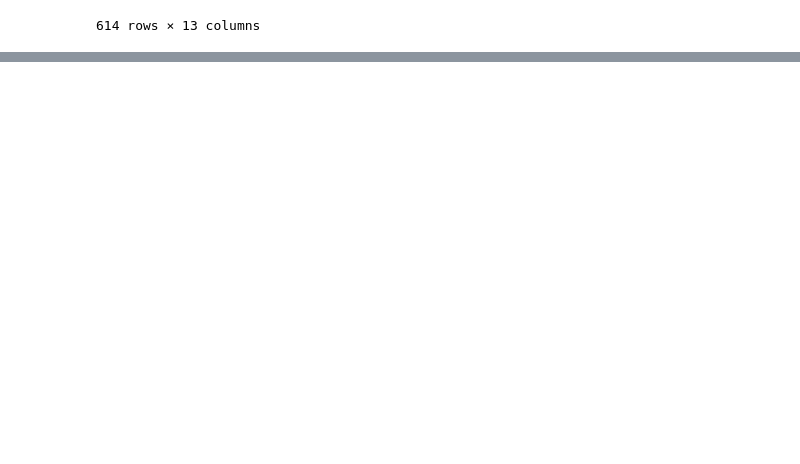
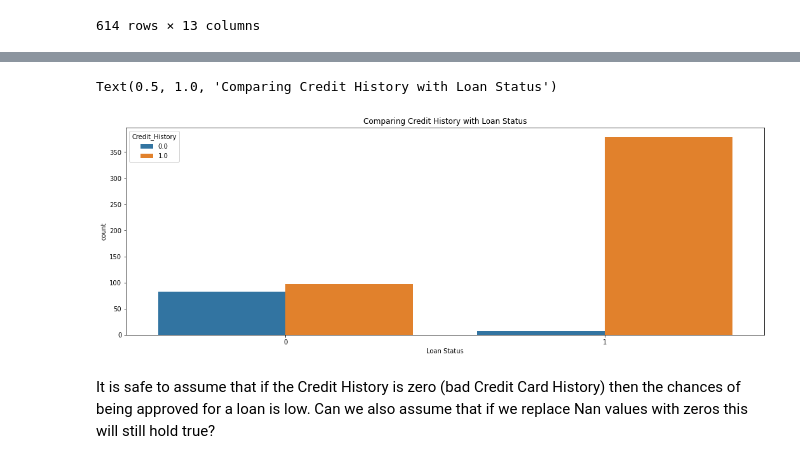
Before and after one commit to rsanchez-dv/ML_Training_Project, a Jupyter notebook: Data Preprocessing.ipynb, the cells around one changed output, grey strips where cells are left out. Cells and saved outputs as stored; diff of their text form; code cells hidden in the pictures; blank space fills up the shorter version.

```diff
--- a/Data Preprocessing.ipynb
+++ b/Data Preprocessing.ipynb
@@ -62,0 +160,10 @@ df
+# %%
+plt.figure(figsize = (18,6))
+sns.countplot(x='Loan_Status', hue='Credit_History',data=df);
+plt.xlabel("Loan Status")
+plt.title("Comparing Credit History with Loan Status")
+# %% [output]
+Text(0.5, 1.0, 'Comparing Credit History with Loan Status')
+[figure, added]
+# %% [markdown]
+It is safe to assume that if the Credit History is zero (bad Credit Card History) then the chances of being approved for a loan is low. Can we also assume that if we replace Nan values with zeros this will still hold true?
```
Also changed, not shown: parts of 19 cells of this notebook.
